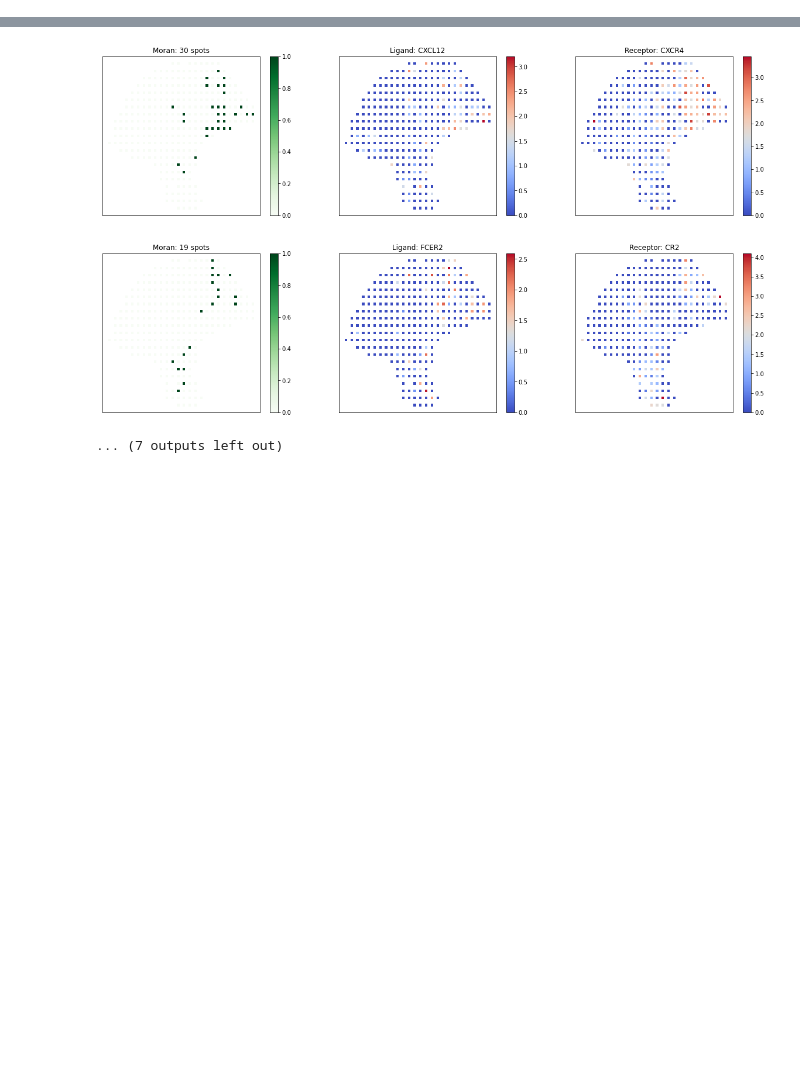
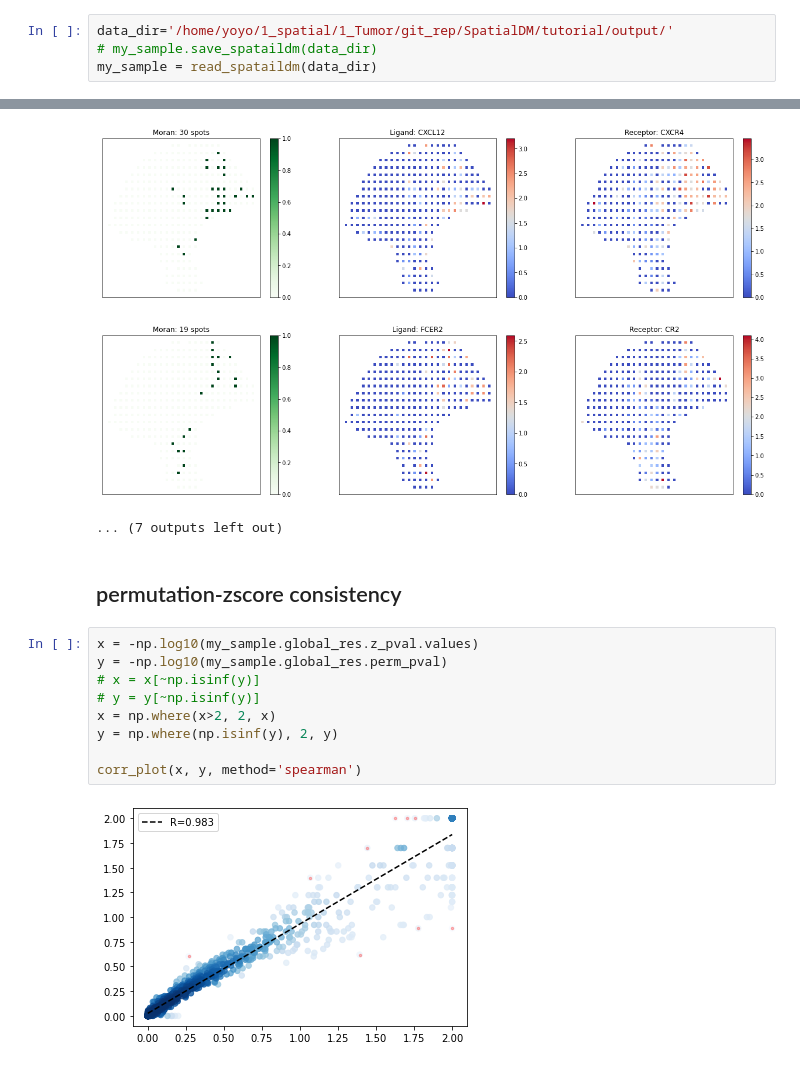
Before and after one commit to StatBiomed/SpatialDM, a Jupyter notebook: tutorial/melanoma.ipynb, the cells around one changed output, grey strips where cells are left out. Cells and saved outputs as stored; diff of their text form; blank space fills up the shorter version.

```diff
--- a/tutorial/melanoma.ipynb
+++ b/tutorial/melanoma.ipynb
@@ -93,3 +64,7 @@ my_sample.sig_spots(method='permutation', fdr=False, threshold=0.1)
+# %%
+data_dir='/home/yoyo/1_spatial/1_Tumor/git_rep/SpatialDM/tutorial/output/'
+# my_sample.save_spataildm(data_dir)
+my_sample = read_spataildm(data_dir)
 # %% [markdown]
 ## Visualize pair(s)
 # %%
@@ -160,3 +135,16 @@ plot_pairs(my_sample, dic['Pattern_2'])
 [figure]
 [figure]
 ... (7 outputs left out)
+# %% [markdown]
+## permutation-zscore consistency
+# %%
+x = -np.log10(my_sample.global_res.z_pval.values)
+y = -np.log10(my_sample.global_res.perm_pval)
+# x = x[~np.isinf(y)]
+# y = y[~np.isinf(y)]
+x = np.where(x>2, 2, x)
+y = np.where(np.isinf(y), 2, y)
+
+corr_plot(x, y, method='spearman')
+# %% [output]
+[figure, added]
```
Also changed, not shown: parts of 16 cells of this notebook, 10 other files.
